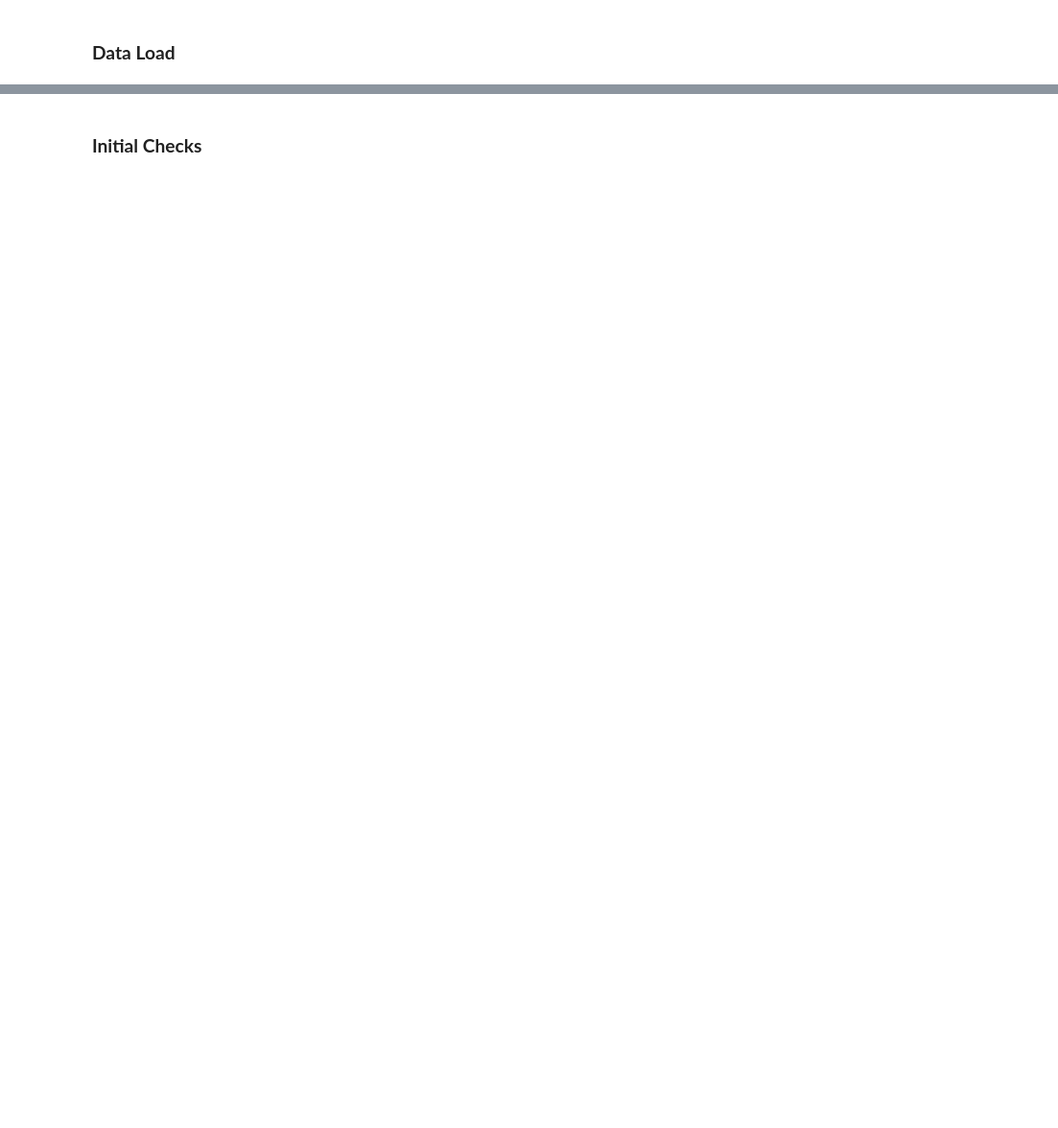
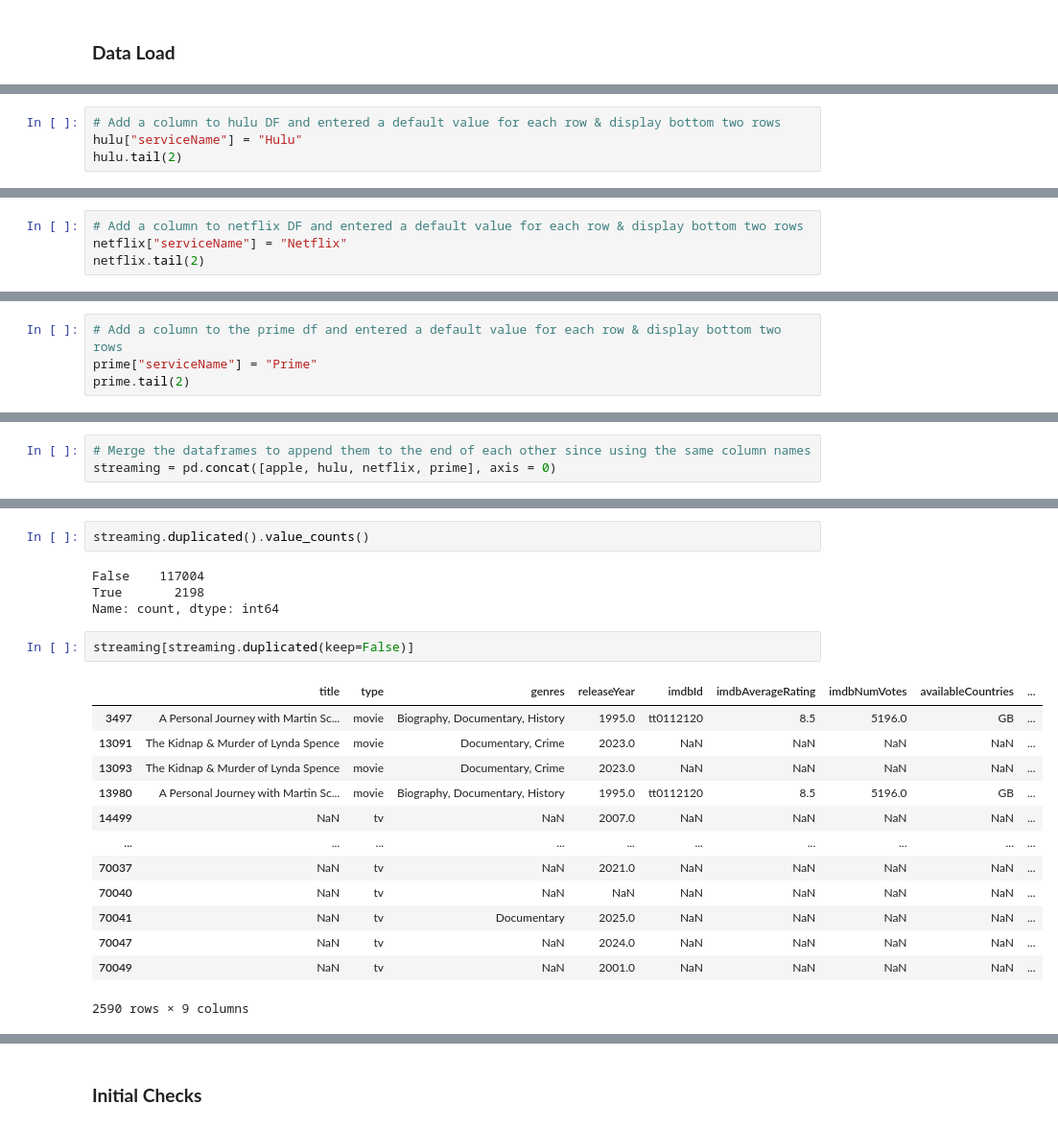
Before and after one commit to rkynhoff/Streaming_Service_Comparisons, a Jupyter notebook: STRM_SERV_COMP_V1.ipynb, the cells around one changed output, grey strips where cells are left out. Shown at 96% size. Drawn from its saved outputs; the diff is of its cells as text; blank space fills up the shorter version.

Commit message:
additional data review, combine dataframes

```diff
--- a/STRM_SERV_COMP_V1.ipynb
+++ b/STRM_SERV_COMP_V1.ipynb
@@ -24,0 +61,4 @@ from PIL import Image
+# %%
+# Add a column to hulu DF and entered a default value for each row & display bottom two rows
+hulu["serviceName"] = "Hulu"
+hulu.tail(2)
@@ -24,0 +79,4 @@ from PIL import Image
+# %%
+# Add a column to netflix DF and entered a default value for each row & display bottom two rows
+netflix["serviceName"] = "Netflix"
+netflix.tail(2)
@@ -24,0 +97,4 @@ from PIL import Image
+# %%
+# Add a column to the prime df and entered a default value for each row & display bottom two rows
+prime["serviceName"] = "Prime"
+prime.tail(2)
@@ -24,0 +105,3 @@ from PIL import Image
+# %%
+# Merge the dataframes to append them to the end of each other since using the same column names
+streaming = pd.concat([apple, hulu, netflix, prime], axis = 0)
@@ -24,0 +139,22 @@ from PIL import Image
+# %%
+streaming.duplicated().value_counts()
+# %% [output]
+False    117004
+True       2198
+Name: count, dtype: int64
+# %%
+streaming[streaming.duplicated(keep=False)]
+# %% [output]
+|  | title | type | genres | releaseYear | imdbId | imdbAverageRating | imdbNumVotes | availableCountries | ... |
+| 3497 | A Personal Journey with Martin Sc... | movie | Biography, Documentary, History | 1995.0 | tt0112120 | 8.5 | 5196.0 | GB | ... |
+| 13091 | The Kidnap & Murder of Lynda Spence | movie | Documentary, Crime | 2023.0 | NaN | NaN | NaN | NaN | ... |
+| 13093 | The Kidnap & Murder of Lynda Spence | movie | Documentary, Crime | 2023.0 | NaN | NaN | NaN | NaN | ... |
+| 13980 | A Personal Journey with Martin Sc... | movie | Biography, Documentary, History | 1995.0 | tt0112120 | 8.5 | 5196.0 | GB | ... |
+| 14499 | NaN | tv | NaN | 2007.0 | NaN | NaN | NaN | NaN | ... |
+| ... | ... | ... | ... | ... | ... | ... | ... | ... | ... |
+| 70037 | NaN | tv | NaN | 2021.0 | NaN | NaN | NaN | NaN | ... |
+| 70040 | NaN | tv | NaN | NaN | NaN | NaN | NaN | NaN | ... |
+| 70041 | NaN | tv | Documentary | 2025.0 | NaN | NaN | NaN | NaN | ... |
+| 70047 | NaN | tv | NaN | 2024.0 | NaN | NaN | NaN | NaN | ... |
+| 70049 | NaN | tv | NaN | 2001.0 | NaN | NaN | NaN | NaN | ... |
+2590 rows × 9 columns
```
Also changed, not shown: parts of 20 cells of this notebook.
